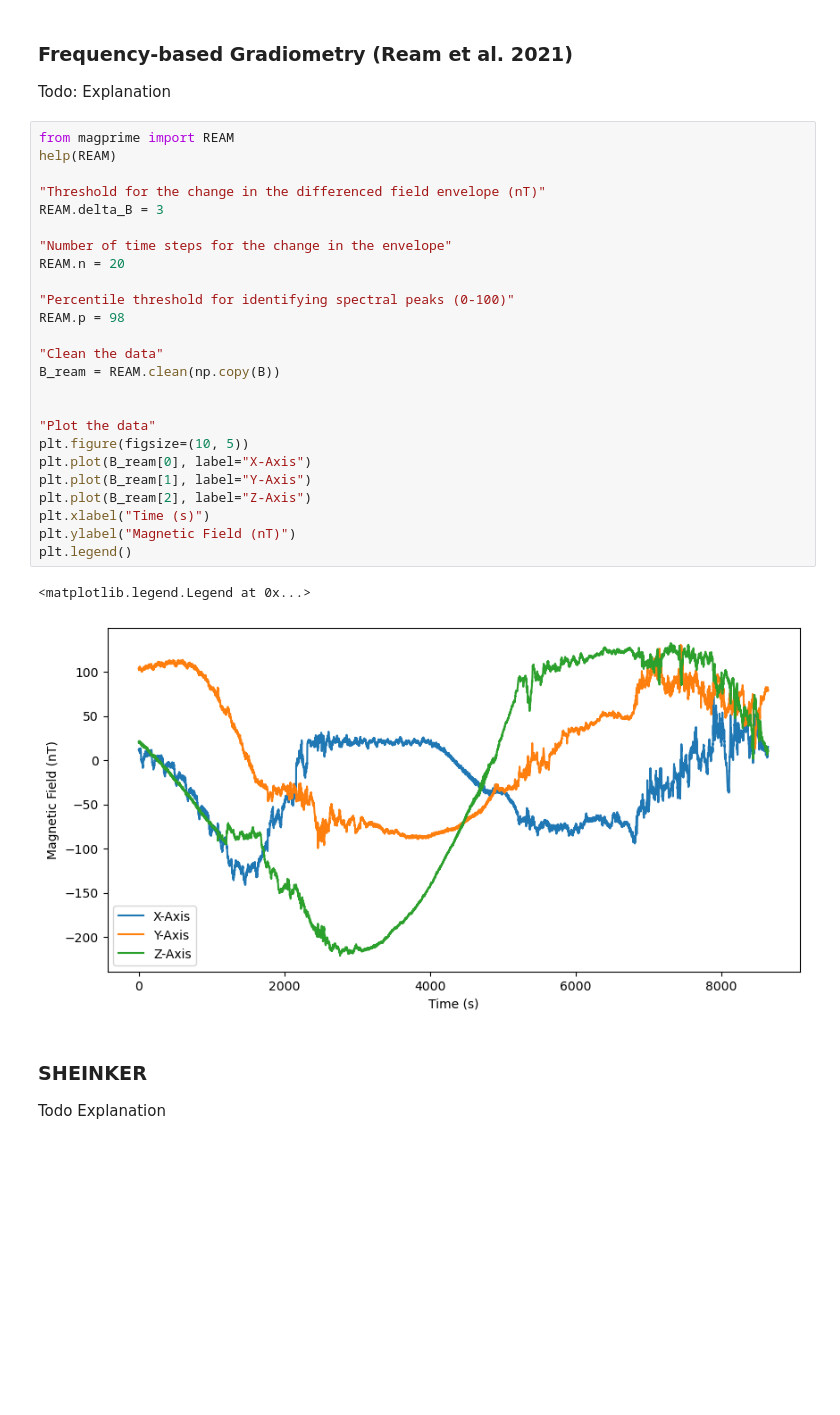
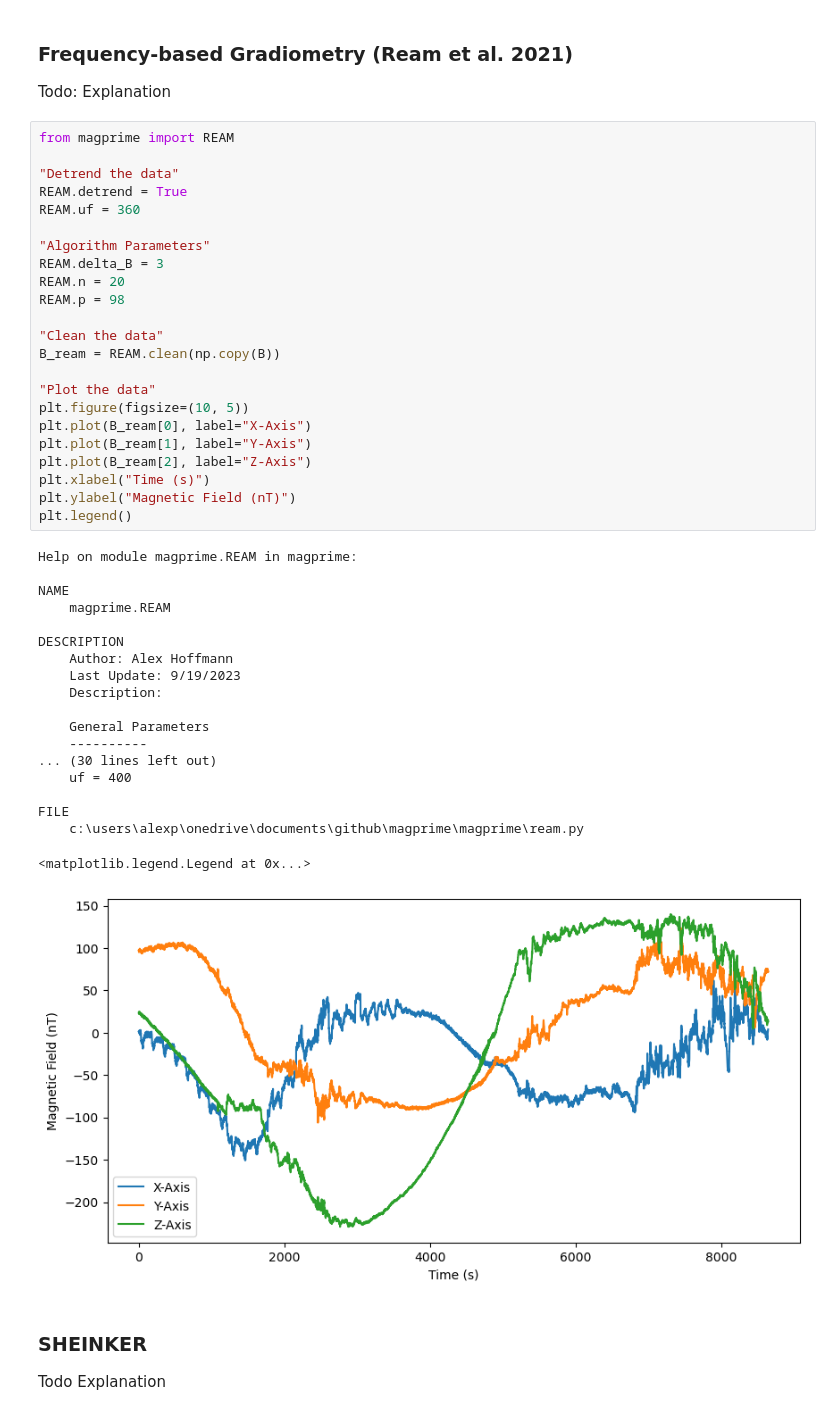
Before and after one commit to aphoffmann/MAGPRIME, a Jupyter notebook: tutorial.ipynb, the cells around one changed output. Cells and saved outputs as stored; diff of their text form; blank space fills up the shorter version.

```diff
--- a/tutorial.ipynb
+++ b/tutorial.ipynb
@@ -160,32 +179,47 @@ FILE
 Todo: Explanation
 # %%
 from magprime import REAM
-help(REAM)
 
-"Threshold for the change in the differenced field envelope (nT)"
+"Detrend the data"
+REAM.detrend = True
+REAM.uf = 360
+
+"Algorithm Parameters"
 REAM.delta_B = 3
-
-"Number of time steps for the change in the envelope"
 REAM.n = 20
-
-"Percentile threshold for identifying spectral peaks (0-100)"
 REAM.p = 98
 
 "Clean the data"
 B_ream = REAM.clean(np.copy(B))
-
 
 "Plot the data"
 plt.figure(figsize=(10, 5))
 plt.plot(B_ream[0], label="X-Axis")
 plt.plot(B_ream[1], label="Y-Axis")
 plt.plot(B_ream[2], label="Z-Axis")
 plt.xlabel("Time (s)")
 plt.ylabel("Magnetic Field (nT)")
 plt.legend()
 # %% [output]
-<matplotlib.legend.Legend at 0x...>
+Help on module magprime.REAM in magprime:
+
+NAME
+    magprime.REAM
+
+DESCRIPTION
+    Author: Alex Hoffmann
+    Last Update: 9/19/2023
+    Description:
+
+    General Parameters
+    ----------
+... (30 lines left out)
+    uf = 400
+
+FILE
+    c:\users\alexp\onedrive\documents\github\magprime\magprime\ream.py
+<matplotlib.legend.Legend at 0x...>
-[figure, old version]
+[figure, new version]
 # %% [markdown]
 ### SHEINKER
 Todo Explanation
```
Also changed, not shown: parts of 9 cells of this notebook, 1 other file.
